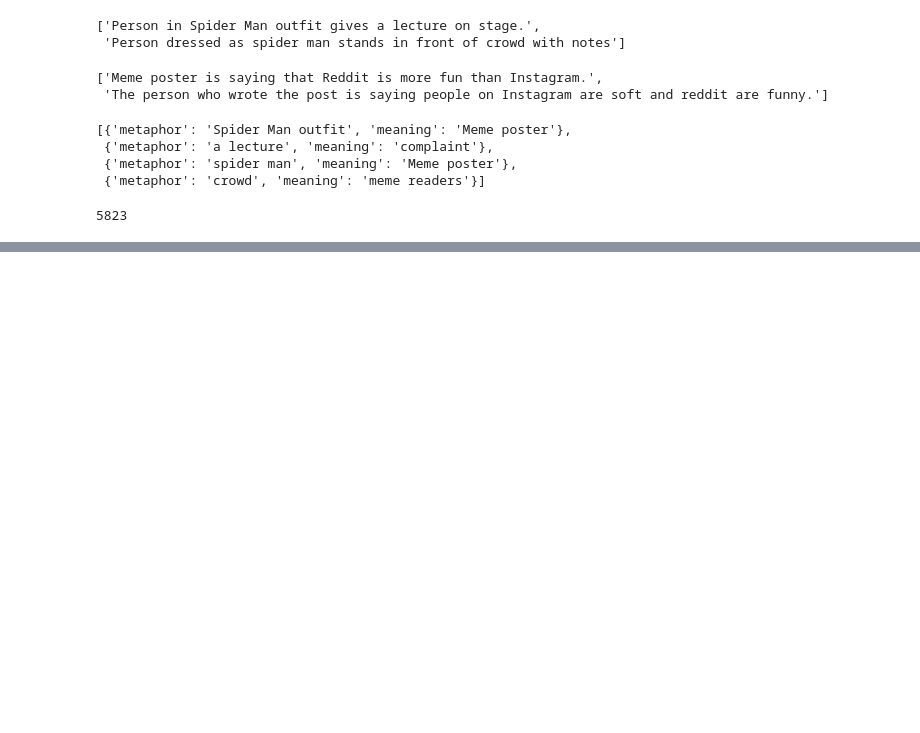
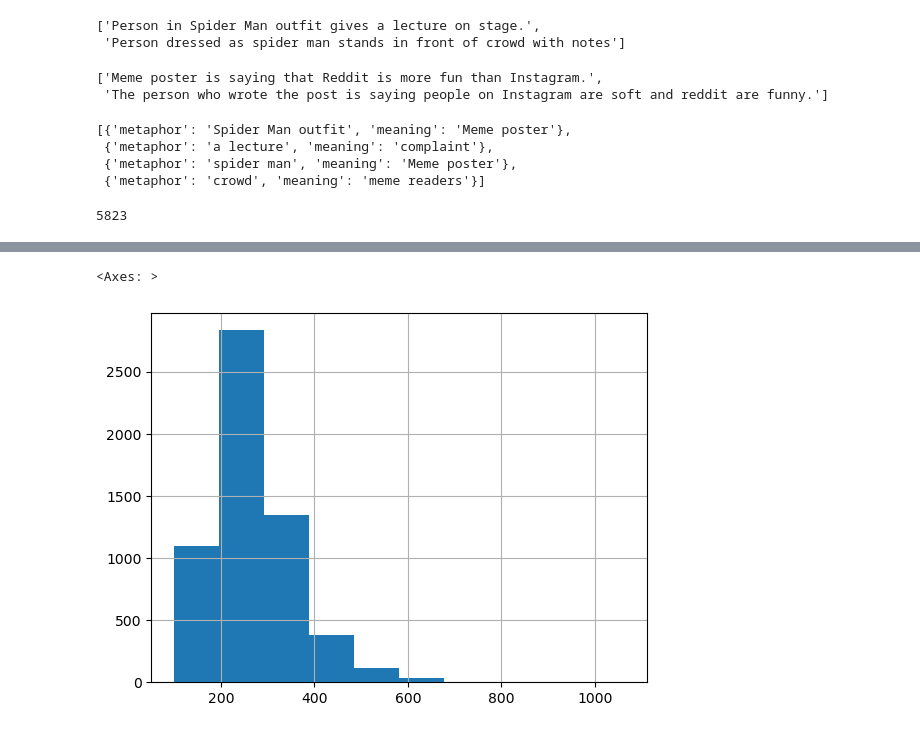
Before and after one commit to bhavya-giri/retrieving-memes, a Jupyter notebook: notebooks/EDA and Cleaning Data.ipynb, the cells around one changed output, grey strips where cells are left out. Drawn from its saved outputs; the diff is of its cells as text; code cells hidden in the pictures; blank space fills up the shorter version.

```diff
--- a/notebooks/EDA and Cleaning Data.ipynb
+++ b/notebooks/EDA and Cleaning Data.ipynb
@@ -126,0 +125,5 @@ max(nlp_df['input'].str.len())
+# %%
+nlp_df["input"].str.len().hist()
+# %% [output]
+<Axes: >
+[figure, added]
```
Also changed, not shown: parts of 13 cells of this notebook, 4 other files.
